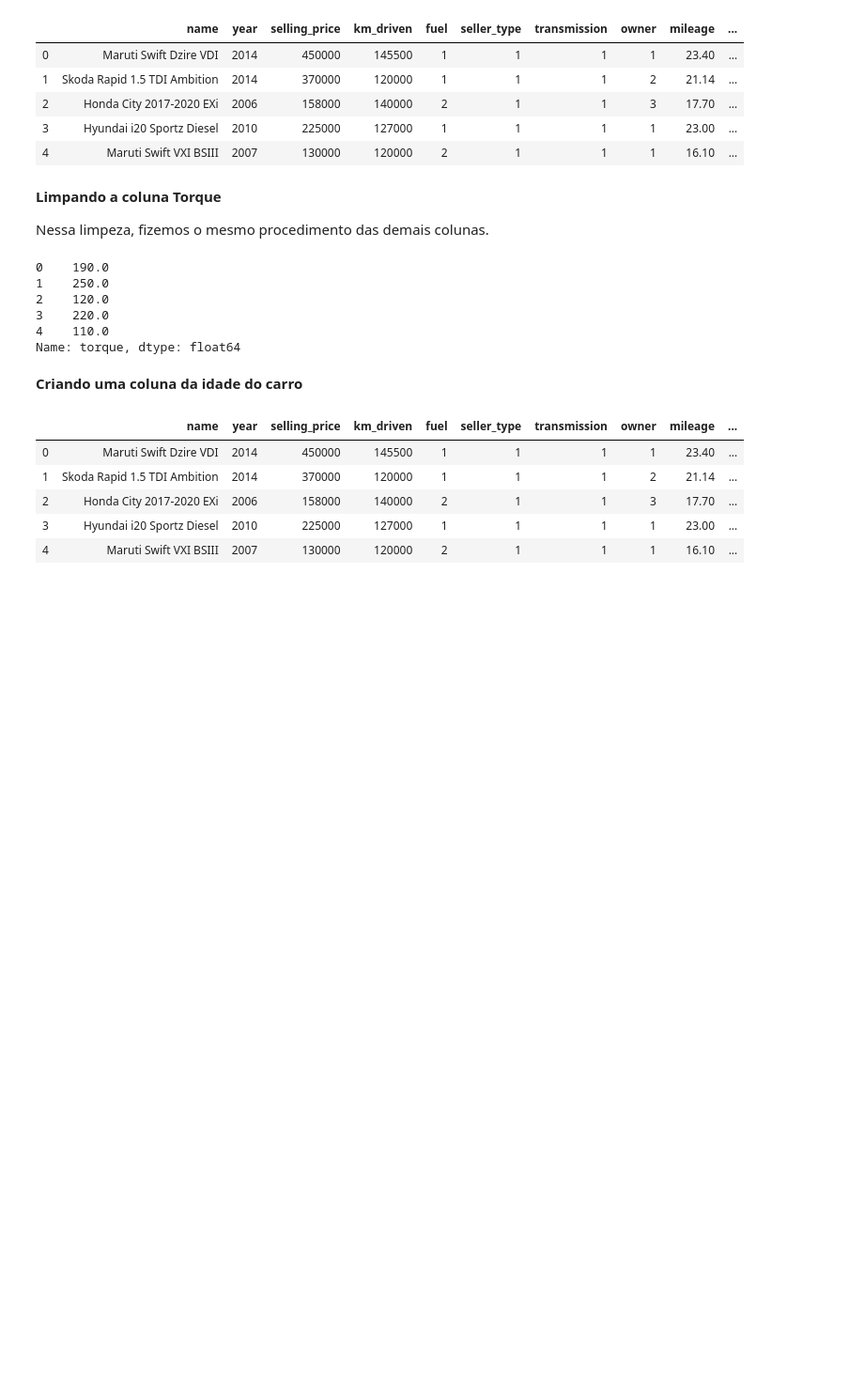
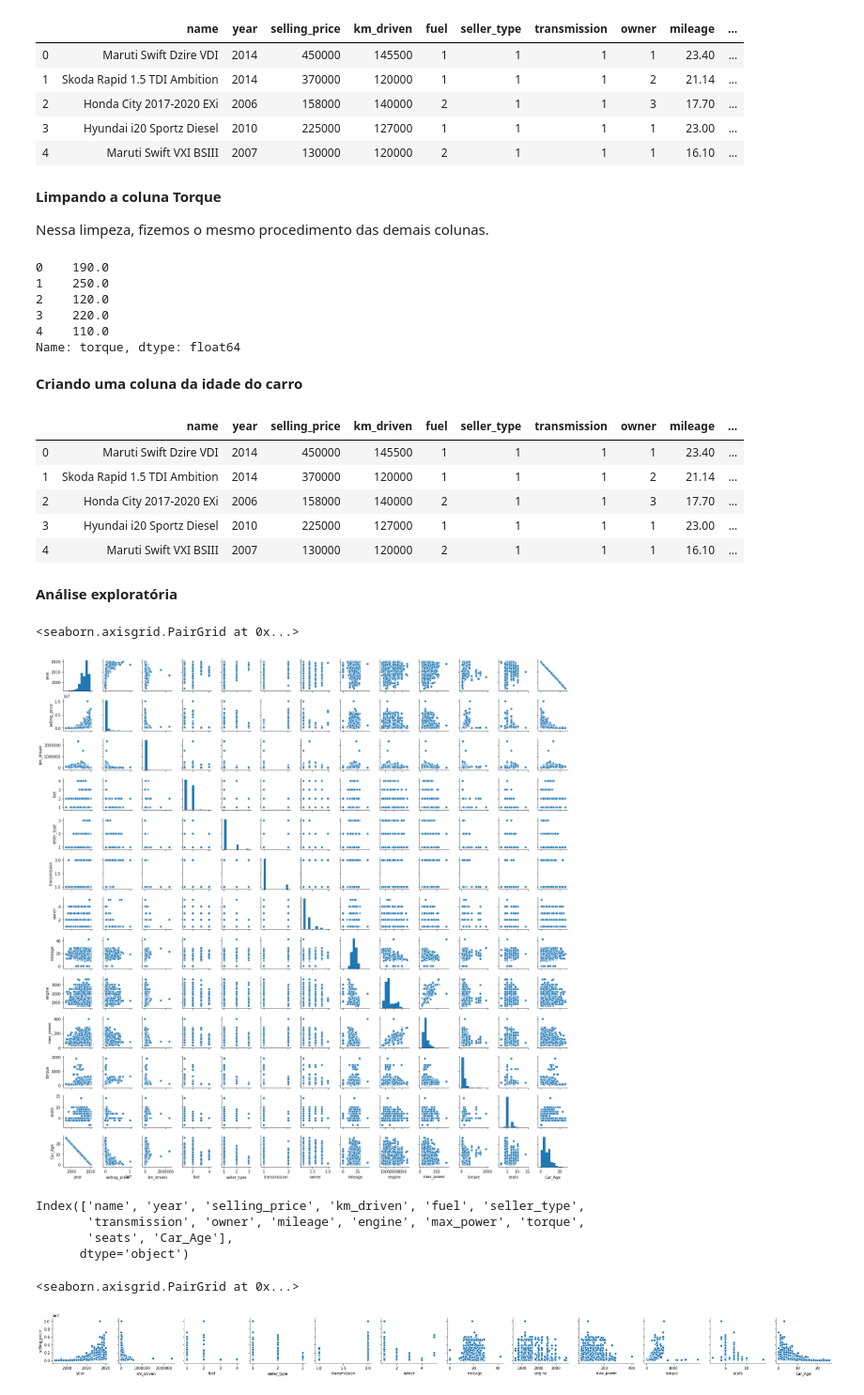
Before and after one commit to TomasPires/Projeto2_CienciadosDados, a Jupyter notebook: Projeto_2.ipynb, the cells around one changed output. Shown at 94% size. Saved outputs shown, nothing was run; the diff lists cells and outputs as text; code cells hidden in the pictures; blank space fills up the shorter version.

Commit message:
Inicio das análises exploratórias (seaborn)

```diff
--- a/Projeto_2.ipynb
+++ b/Projeto_2.ipynb
@@ -302,3 +302,5 @@ database.head()
 | 2 | Honda City 2017-2020 EXi | 2006 | 158000 | 140000 | 2 | 1 | 1 | 3 | 17.70 | ... |
 | 3 | Hyundai i20 Sportz Diesel | 2010 | 225000 | 127000 | 1 | 1 | 1 | 1 | 23.00 | ... |
 | 4 | Maruti Swift VXI BSIII | 2007 | 130000 | 120000 | 2 | 1 | 1 | 1 | 16.10 | ... |
+# %% [markdown]
+**Análise exploratória**
@@ -304,0 +309,19 @@ database.head()
+# %%
+sns.pairplot(database,height=1.5)
+# %% [output]
+<seaborn.axisgrid.PairGrid at 0x...>
+[figure, added]
+# %%
+database.columns
+# %% [output]
+Index(['name', 'year', 'selling_price', 'km_driven', 'fuel', 'seller_type',
+       'transmission', 'owner', 'mileage', 'engine', 'max_power', 'torque',
+       'seats', 'Car_Age'],
+      dtype='object')
+# %%
+sns.pairplot(database, x_vars=['year', 'km_driven', 'fuel', 'seller_type',
+       'transmission', 'owner', 'mileage', 'engine', 'max_power', 'torque',
+       'seats', 'Car_Age'], y_vars=['selling_price'])
+# %% [output]
+<seaborn.axisgrid.PairGrid at 0x...>
+[figure, added]
```
Also changed, not shown: parts of 2 cells of this notebook.
